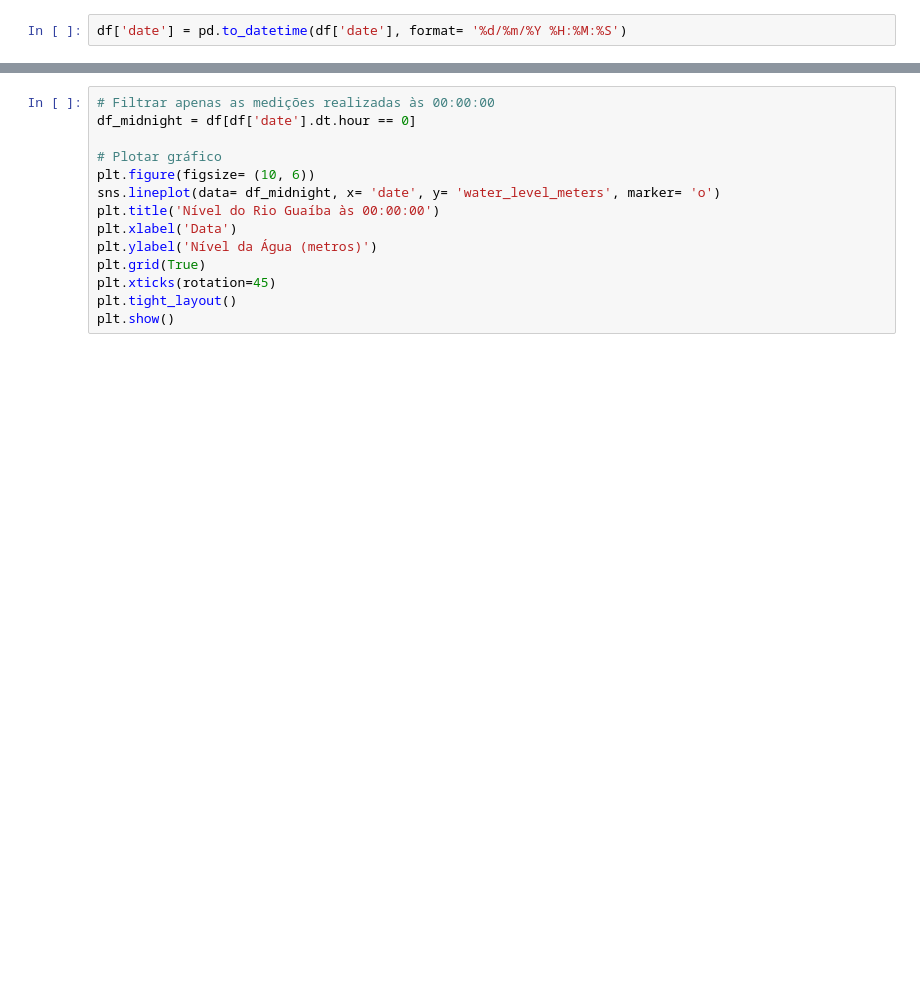
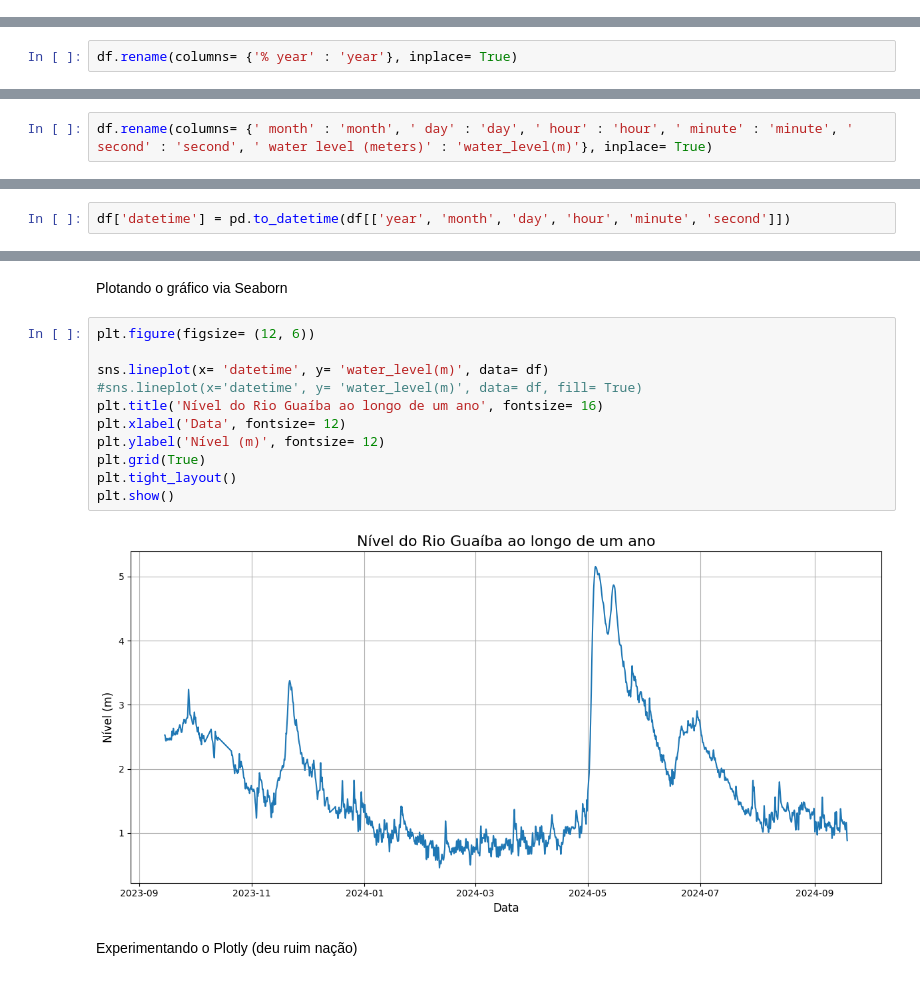
Before and after one commit to alison-engfis/tidesat-gnssr, a Jupyter notebook: nivel.ipynb, the cells around one changed output, grey strips where cells are left out. Cells and saved outputs as stored; diff of their text form; blank space fills up the shorter version.

```diff
--- a/nivel.ipynb
+++ b/nivel.ipynb
@@ -79,2 +74,0 @@ KeyError: 'water level (meters)'
-# %%
-df['date'] = pd.to_datetime(df['date'], format= '%d/%m/%Y %H:%M:%S')
@@ -81 +77,3 @@ df['date'] = pd.to_datetime(df['date'], format= '%d/%m/%Y %H:%M:%S')
+# %%
+df.rename(columns= {'% year' : 'year'}, inplace= True)
 # %%
@@ -87,0 +94,2 @@ df_limpo = df[df['water level (meters)'] <= valor_max]
+# %%
+df.rename(columns= {' month' : 'month', ' day' : 'day', ' hour' : 'hour', ' minute' : 'minute', ' second' : 'second', ' water level (meters)' : 'water_level(m)'}, inplace= True)
@@ -89,0 +140,2 @@ df.describe()
+# %%
+df['datetime'] = pd.to_datetime(df[['year', 'month', 'day', 'hour', 'minute', 'second']])
@@ -90,14 +163,17 @@ df.describe()
+# %% [markdown]
+Plotando o gráfico via Seaborn
 # %%
-# Filtrar apenas as medições realizadas às 00:00:00
-df_midnight = df[df['date'].dt.hour == 0]
+plt.figure(figsize= (12, 6))
 
-# Plotar gráfico
-plt.figure(figsize= (10, 6))
-sns.lineplot(data= df_midnight, x= 'date', y= 'water_level_meters', marker= 'o')
-plt.title('Nível do Rio Guaíba às 00:00:00')
-plt.xlabel('Data')
-plt.ylabel('Nível da Água (metros)')
+sns.lineplot(x= 'datetime', y= 'water_level(m)', data= df)
+#sns.lineplot(x='datetime', y= 'water_level(m)', data= df, fill= True)
+plt.title('Nível do Rio Guaíba ao longo de um ano', fontsize= 16)
+plt.xlabel('Data', fontsize= 12)
+plt.ylabel('Nível (m)', fontsize= 12)
 plt.grid(True)
-plt.xticks(rotation=45)
 plt.tight_layout()
 plt.show()
+# %% [output]
+[figure, added]
+# %% [markdown]
+Experimentando o Plotly (deu ruim nação)
```
Also changed, not shown: parts of 21 cells of this notebook.
